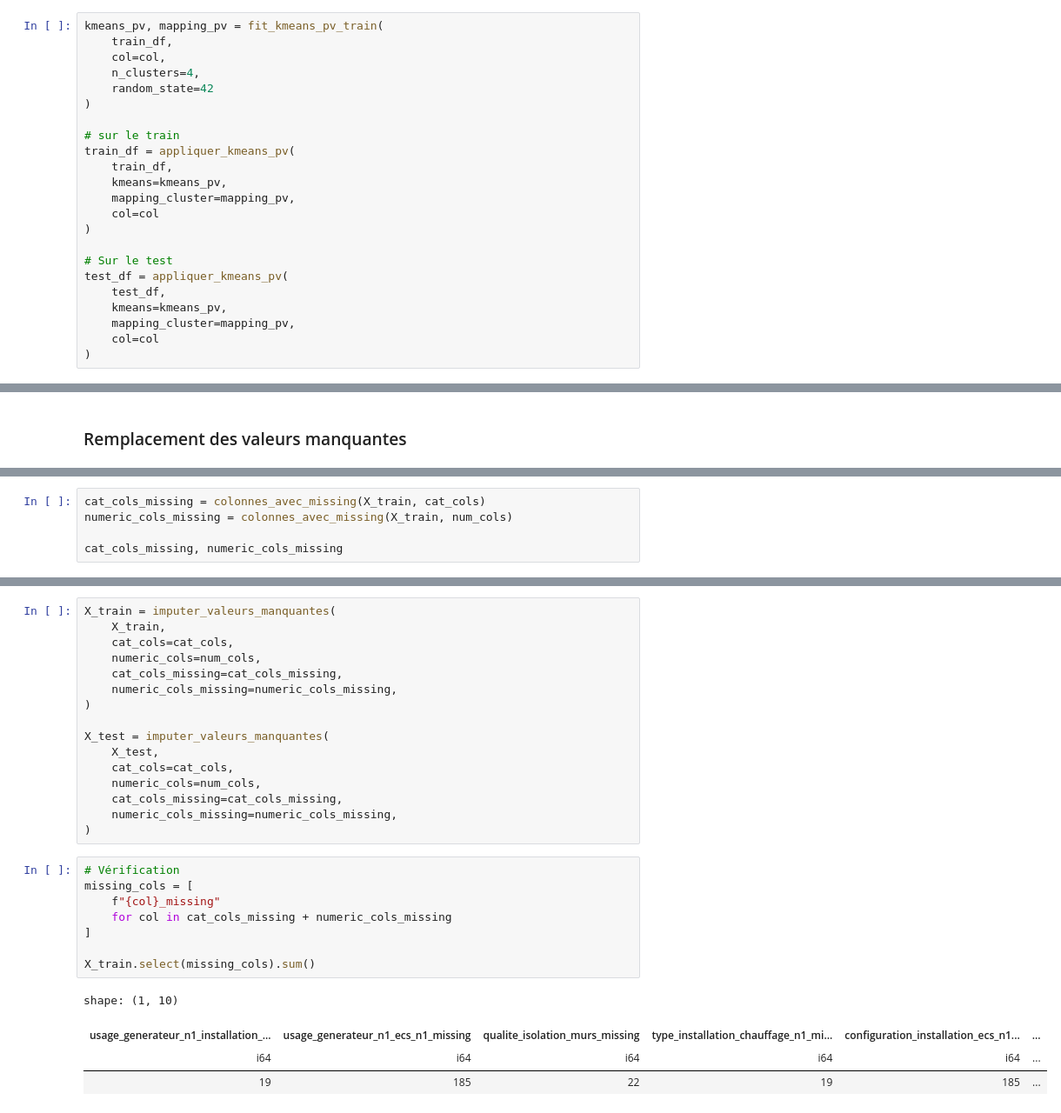
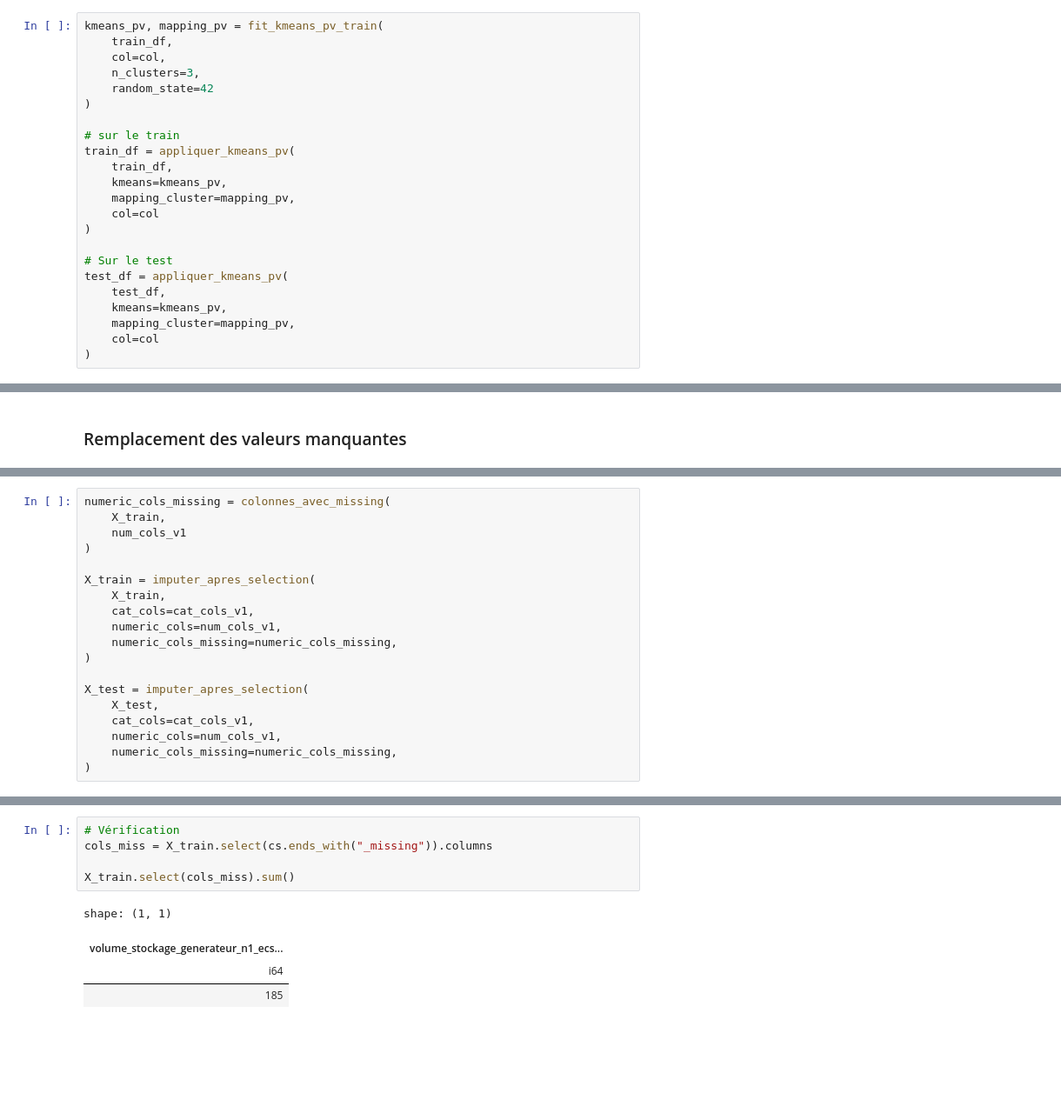
Before and after one commit to Bad-Ben-04/predict-energy-class-dpe, a Jupyter notebook: main.py.ipynb, the cells around one changed output, grey strips where cells are left out. Shown at 87% size. Saved outputs shown, nothing was run; the diff lists cells and outputs as text; blank space fills up the shorter version.

```diff
--- a/main.py.ipynb
+++ b/main.py.ipynb
@@ -579,7 +596,7 @@ col_pv = "production_pv_kmeans"
 kmeans_pv, mapping_pv = fit_kmeans_pv_train(
     train_df,
     col=col,
-    n_clusters=4,
+    n_clusters=3,
     random_state=42
 )
 
@@ -774,5 +916,19 @@ WindowsPath('src/plots/missing/missing_values_train_test.png')
 # %%
-cat_cols_missing = colonnes_avec_missing(X_train, cat_cols)
-numeric_cols_missing = colonnes_avec_missing(X_train, num_cols)
+numeric_cols_missing = colonnes_avec_missing(
+    X_train,
+    num_cols_v1
+)
 
-cat_cols_missing, numeric_cols_missing
+X_train = imputer_apres_selection(
+    X_train,
+    cat_cols=cat_cols_v1,
+    numeric_cols=num_cols_v1,
+    numeric_cols_missing=numeric_cols_missing,
+)
+
+X_test = imputer_apres_selection(
+    X_test,
+    cat_cols=cat_cols_v1,
+    numeric_cols=num_cols_v1,
+    numeric_cols_missing=numeric_cols_missing,
+)
@@ -789,29 +935,10 @@ cat_cols_missing, numeric_cols_missing
-# %%
-X_train = imputer_valeurs_manquantes(
-    X_train,
-    cat_cols=cat_cols,
-    numeric_cols=num_cols,
-    cat_cols_missing=cat_cols_missing,
-    numeric_cols_missing=numeric_cols_missing,
-)
-
-X_test = imputer_valeurs_manquantes(
-    X_test,
-    cat_cols=cat_cols,
-    numeric_cols=num_cols,
-    cat_cols_missing=cat_cols_missing,
-    numeric_cols_missing=numeric_cols_missing,
-)
 # %%
 # Vérification
-missing_cols = [
-    f"{col}_missing"
-    for col in cat_cols_missing + numeric_cols_missing
-]
+cols_miss = X_train.select(cs.ends_with("_missing")).columns
 
-X_train.select(missing_cols).sum()
+X_train.select(cols_miss).sum()
 # %% [output]
-shape: (1, 10)
+shape: (1, 1)
-| usage_generateur_n1_installation_... | usage_generateur_n1_ecs_n1_missing | qualite_isolation_murs_missing | type_installation_chauffage_n1_mi... | configuration_installation_ecs_n1... | ... |
-| i64 | i64 | i64 | i64 | i64 | ... |
-| 19 | 185 | 22 | 19 | 185 | ... |
+| volume_stockage_generateur_n1_ecs... |
+| i64 |
+| 185 |
```
Also changed, not shown: parts of 47 cells of this notebook, 6 other files.
